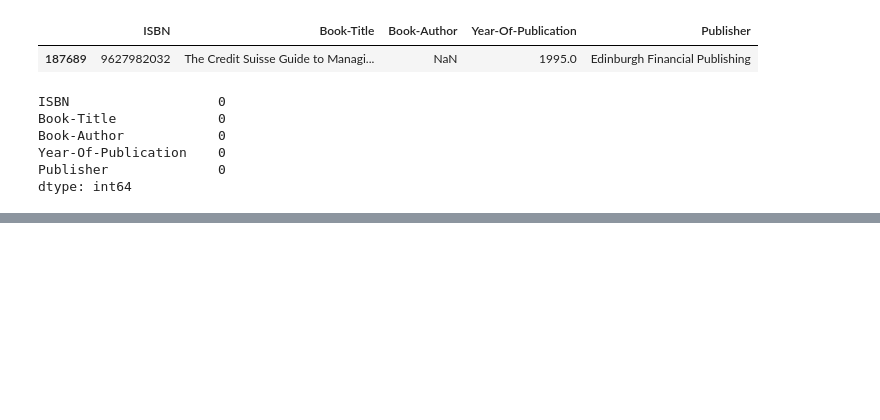
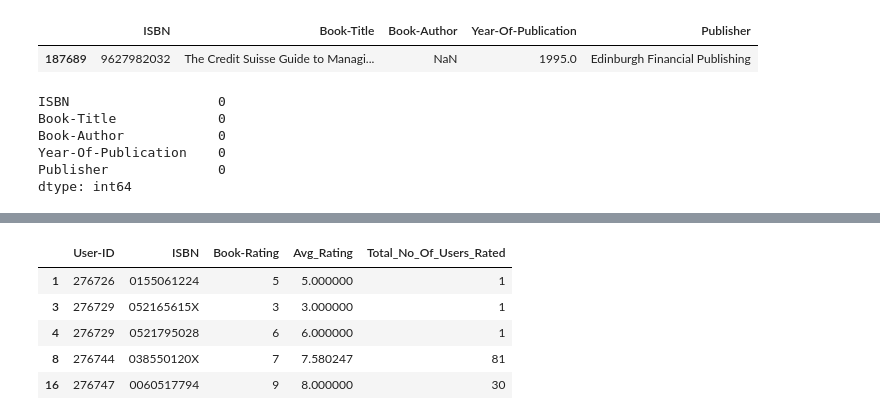
Before and after one commit to Aniket-Satpute/Book-Recommendation-System, a Jupyter notebook: Book_Recommendation_System_aniket.ipynb, the cells around one changed output, grey strips where cells are left out. Cells and saved outputs as stored; diff of their text form; code cells hidden in the pictures; blank space fills up the shorter version.

```diff
--- a/Book_Recommendation_System_aniket.ipynb
+++ b/Book_Recommendation_System_aniket.ipynb
@@ -417,0 +480,14 @@ dtype: int64
+# %%
+# Create column Rating average
+ratings_explicit['Avg_Rating']=ratings_explicit.groupby('ISBN')['Book-Rating'].transform('mean')
+# Create column Rating sum
+ratings_explicit['Total_No_Of_Users_Rated']=ratings_explicit.groupby('ISBN')['Book-Rating'].transform('count')
+# %%
+ratings_explicit.head()
+# %% [output]
+|  | User-ID | ISBN | Book-Rating | Avg_Rating | Total_No_Of_Users_Rated |
+| 1 | 276726 | 0155061224 | 5 | 5.000000 | 1 |
+| 3 | 276729 | 052165615X | 3 | 3.000000 | 1 |
+| 4 | 276729 | 0521795028 | 6 | 6.000000 | 1 |
+| 8 | 276744 | 038550120X | 7 | 7.580247 | 81 |
+| 16 | 276747 | 0060517794 | 9 | 8.000000 | 30 |
```
Also changed, not shown: parts of 15 cells of this notebook.
